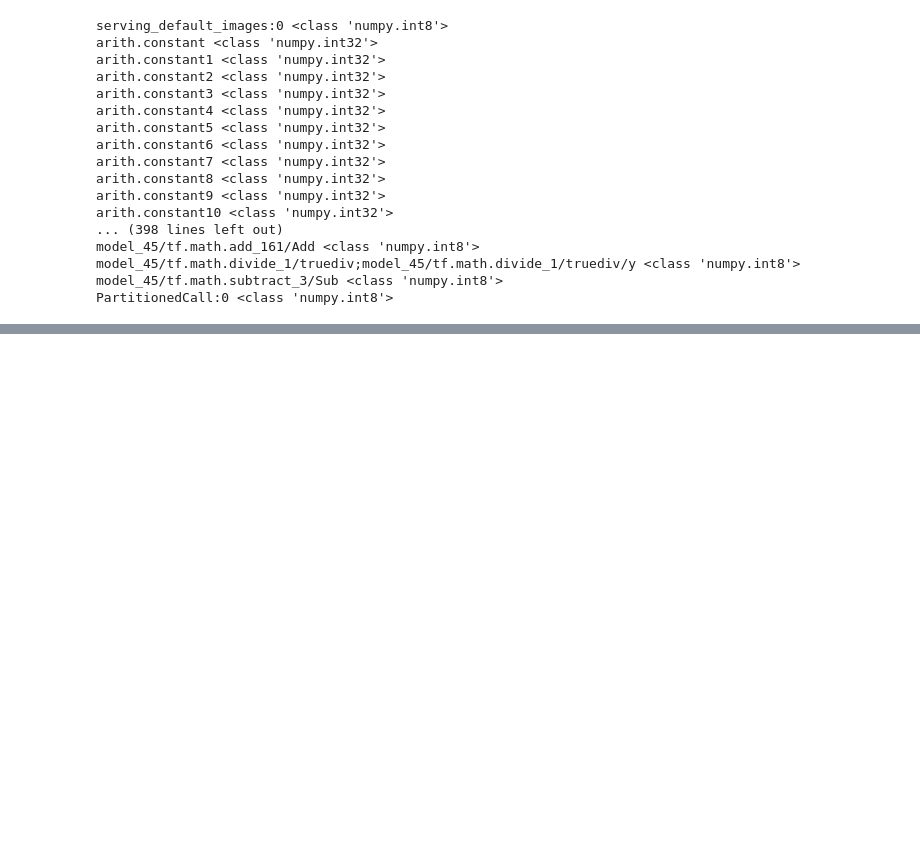
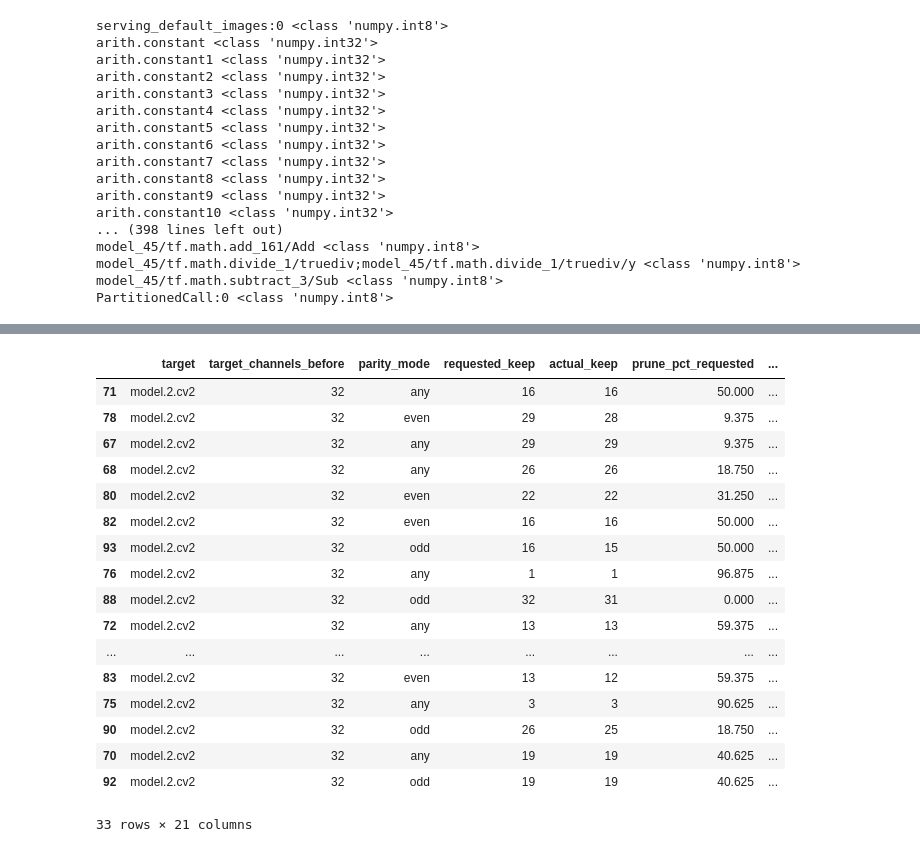
Before and after one commit to HelBuk/Thesis_Compiler_Aware_Model_Optimization_2026, a Jupyter notebook: thesis2026-project/notebooks/research_notebook.ipynb, the cells around one changed output, grey strips where cells are left out. Saved outputs shown, nothing was run; the diff lists cells and outputs as text; code cells hidden in the pictures; blank space fills up the shorter version.

```diff
--- a/thesis2026-project/notebooks/research_notebook.ipynb
+++ b/thesis2026-project/notebooks/research_notebook.ipynb
@@ -445,0 +1635,21 @@ print(ops.most_common(30))
+# %%
+speed_df[speed_df.target == "model.2.cv2"].sort_values("speedup_ratio", ascending=False)
+# %% [output]
+|  | target | target_channels_before | parity_mode | requested_keep | actual_keep | prune_pct_requested | ... |
+| 71 | model.2.cv2 | 32 | any | 16 | 16 | 50.000 | ... |
+| 78 | model.2.cv2 | 32 | even | 29 | 28 | 9.375 | ... |
+| 67 | model.2.cv2 | 32 | any | 29 | 29 | 9.375 | ... |
+| 68 | model.2.cv2 | 32 | any | 26 | 26 | 18.750 | ... |
+| 80 | model.2.cv2 | 32 | even | 22 | 22 | 31.250 | ... |
+| 82 | model.2.cv2 | 32 | even | 16 | 16 | 50.000 | ... |
+| 93 | model.2.cv2 | 32 | odd | 16 | 15 | 50.000 | ... |
+| 76 | model.2.cv2 | 32 | any | 1 | 1 | 96.875 | ... |
+| 88 | model.2.cv2 | 32 | odd | 32 | 31 | 0.000 | ... |
+| 72 | model.2.cv2 | 32 | any | 13 | 13 | 59.375 | ... |
+| ... | ... | ... | ... | ... | ... | ... | ... |
+| 83 | model.2.cv2 | 32 | even | 13 | 12 | 59.375 | ... |
+| 75 | model.2.cv2 | 32 | any | 3 | 3 | 90.625 | ... |
+| 90 | model.2.cv2 | 32 | odd | 26 | 25 | 18.750 | ... |
+| 70 | model.2.cv2 | 32 | any | 19 | 19 | 40.625 | ... |
+| 92 | model.2.cv2 | 32 | odd | 19 | 19 | 40.625 | ... |
+33 rows × 21 columns
```
Also changed, not shown: parts of 28 cells of this notebook, 7 other files.
